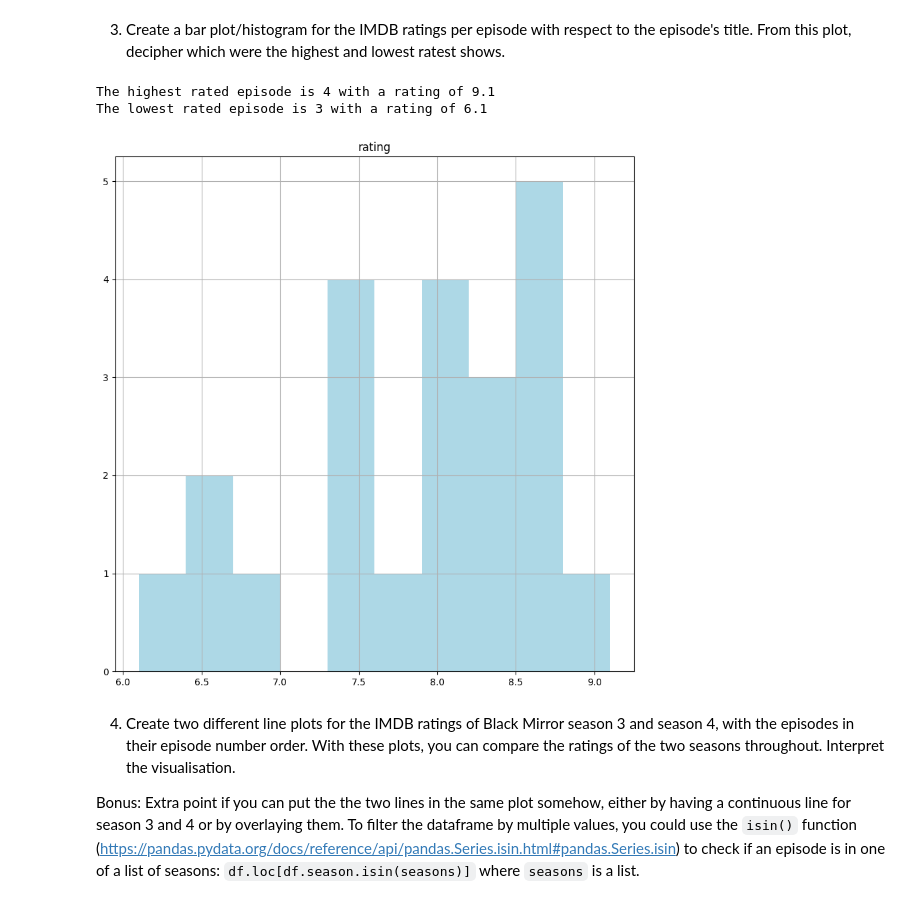
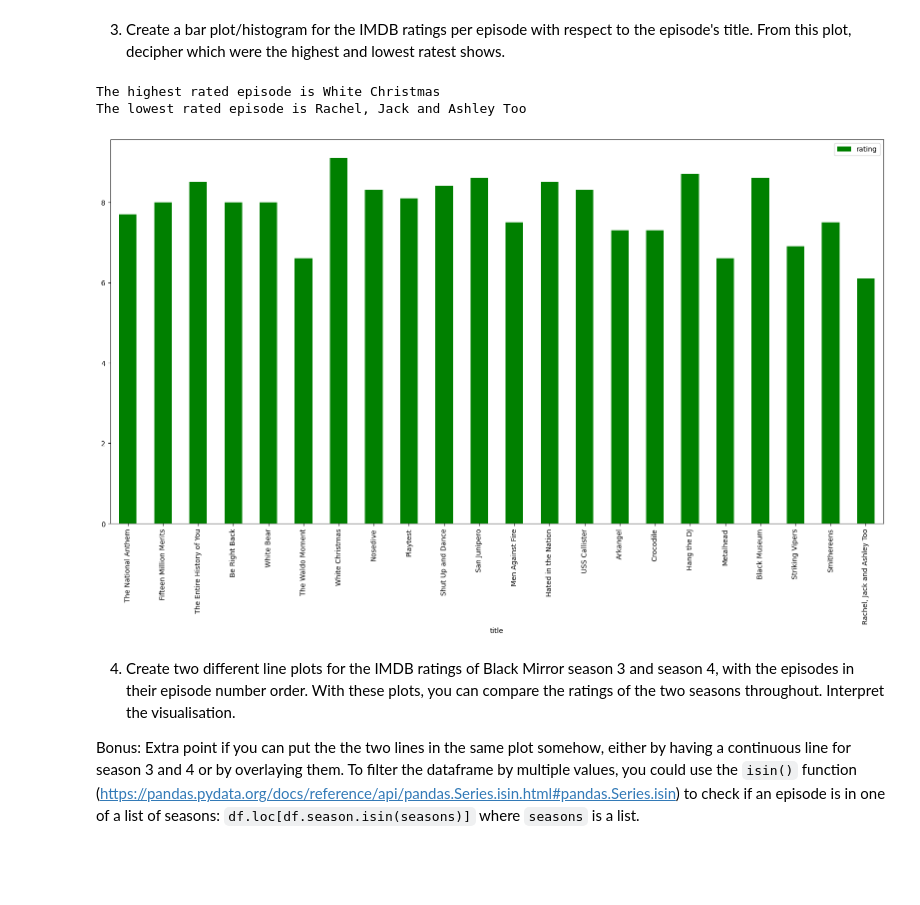
Before and after one commit to georgeccotea/georges-2023-coding-the-humanities, a Jupyter notebook: notebooks/assignments/4_Pandas_GradedAssignment/4_Pandas_GradedAssignment.ipynb, the cells around one changed output. Cells and saved outputs as stored; diff of their text form; code cells hidden in the pictures; blank space fills up the shorter version.

Commit message:
4th Graded Assignment /w Titles for bar graph

```diff
--- a/notebooks/assignments/4_Pandas_GradedAssignment/4_Pandas_GradedAssignment.ipynb
+++ b/notebooks/assignments/4_Pandas_GradedAssignment/4_Pandas_GradedAssignment.ipynb
@@ -108,28 +108,22 @@ stringFrequency(descriptions_string)
 348 rows × 1 columns
 # %% [markdown]
 3.   Create a bar plot/histogram for the IMDB ratings per episode with respect to the episode's title. From this plot, decipher which were the highest and lowest ratest shows.
-# %%
-import pandas as pd
-import matplotlib
-
-# Read CSV file
-csv = pd.read_csv("data/blackmirror.csv", encoding="utf-8")
-
-# Collect the necessary information from the csv file
-ratings = csv[["episode_number", "title", "rating", ]]
-
-# Create a dataset with the index "episode_number"
-ratings = ratings.set_index("episode_number")
-
-# Plot the findings in a histogram
-ratings.hist(figsize=(10, 10), color="lightblue", bins=10)
-# Printing the highest and the lowest rated episodes
-print('The highest rated episode is', ratings['rating'].idxmax(), 'with a rating of', ratings['rating'].max())
-print('The lowest rated episode is', ratings['rating'].idxmin(), 'with a rating of', ratings['rating'].min())
-# %% [output]
-The highest rated episode is 4 with a rating of 9.1
-The lowest rated episode is 3 with a rating of 6.1
-[figure, removed]
+# %%
+# Importing the pandas library
+import pandas as pd
+# Making a data frame of the IMDB rating per title in respect of the episode number
+df = pd.read_csv('data/blackmirror.csv')
+df = df[['title','rating']]
+# Plotting the dataframe with pandas in a bar graph
+df.plot.bar(x='title', y='rating', rot=90, figsize=(20, 10), color='green')
+# Printing the highest rated episode
+print('The highest rated episode is', df['title'][df['rating'].idxmax()])
+# Printing the lowest rated episode
+print('The lowest rated episode is', df['title'][df['rating'].idxmin()])
+# %% [output]
+The highest rated episode is White Christmas
+The lowest rated episode is Rachel, Jack and Ashley Too
+[figure, added]
 # %% [markdown]
 4.   Create two different line plots for the IMDB ratings of Black Mirror season 3 and season 4, with the episodes in their episode number order. With these plots, you can compare the ratings of the two seasons throughout. Interpret the visualisation.
 
```
Also changed, not shown: parts of 1 cell of this notebook.
